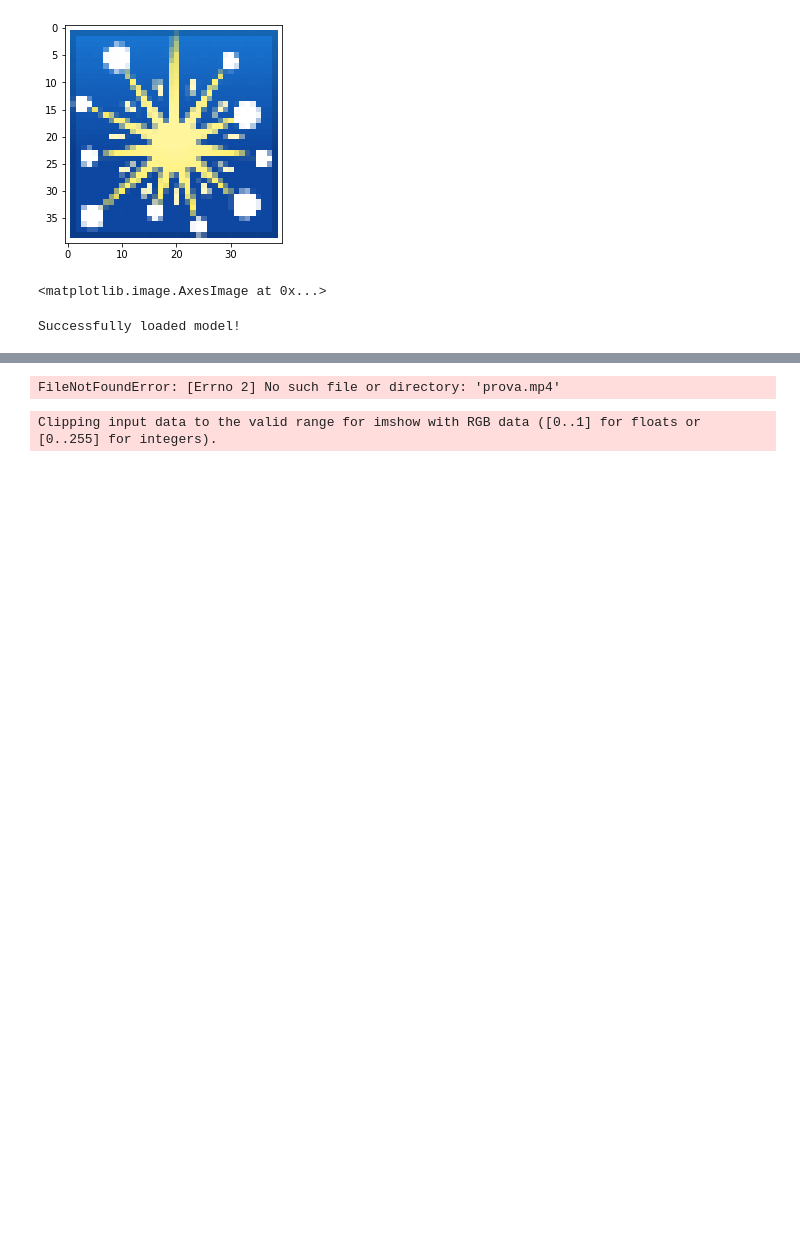
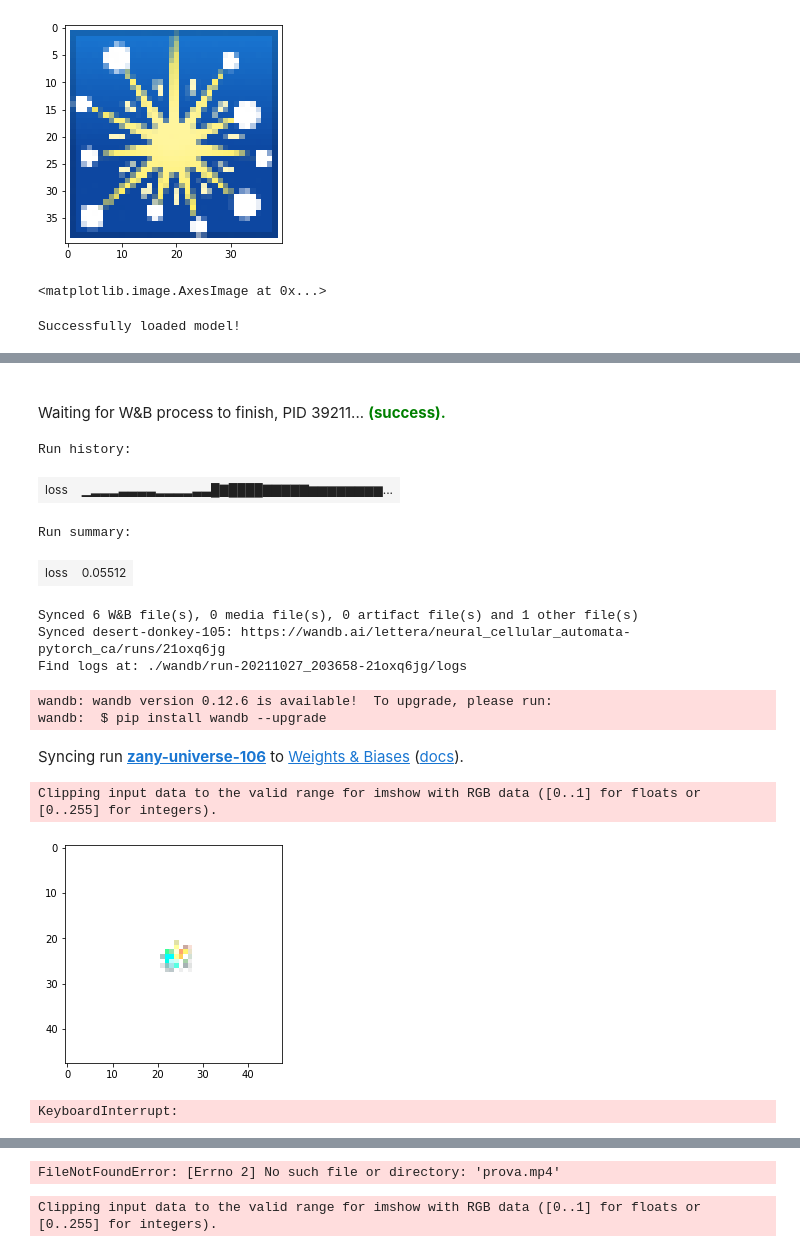
Before and after one commit to LetteraUnica/neural_cellular_automata, a Jupyter notebook: pytorch_ca/virus_CA.ipynb, the cells around one changed output, grey strips where cells are left out. Cells and saved outputs as stored; diff of their text form; code cells hidden in the pictures; blank space fills up the shorter version.

```diff
--- a/pytorch_ca/virus_CA.ipynb
+++ b/pytorch_ca/virus_CA.ipynb
@@ -58,7 +60,35 @@ target = target.to(device)
 # %%
 # Load the virus CA part
 new_CA = NeuralCA(device=device)
-new_CA.load("Pretrained_models/mask 80% correct.pt")
-model = VirusCA(old_CA, new_CA, mutation_probability=0.8)
+new_CA.load("Pretrained_models/mask/mask 90% correct.pt")
+model = VirusCA(old_CA, new_CA, mutation_probability=0.95)
+model.initialized = True
 # %% [output]
 Successfully loaded model!
+# %%
+for i in range(19, 7, -1):
+    mask_percentage = i / 20
+    wandb.init()
+
+    # Model setup
+    model.mutation_probability = mask_percentage
+
+    # Pool setup
+    generator = VirusGenerator(N_CHANNELS, IMAGE_SIZE, 1, old_CA, iter_func=ExponentialSampler(max=50))
+    pool = SamplePool(POOL_SIZE, generator)
+    imshow(pool[0])
+
+    # Train loop
+    wandb.watch(model, log_freq=64)
+    optimizer = torch.optim.Adam(model.new_CA.parameters(), lr=1e-3)
+    criterion = NCALoss(pad(target, TARGET_PADDING))
+    scheduler = torch.optim.lr_scheduler.MultiStepLR(optimizer, milestones=[20,40], gamma=0.3)
+    model.train_CA(optimizer, criterion, pool, n_epochs=50, scheduler=scheduler, kind="persist", batch_size=4, skip_update=2, skip_damage=2)
+
+    # Save the model and upload it to wandb
+    model.new_CA.save(f"Pretrained_models/mask/mask {mask_percentage*100:0.1f}% persist.pt")
+    wandb.log({"state_dict": model.new_CA.state_dict()})
+    wandb.save(f"Pretrained_models/mask/mask {mask_percentage*100:0.1f}% persist.pt")
+
+    wandb.finish()
+# %% [output]
@@ -64,0 +96,14 @@ Successfully loaded model!
+Waiting for W&B process to finish, PID 39211... (success).
+Run history:
+| loss | ▁▂▂▂▃▃▃▃▂▂▂▂▃▃█▇████▇▇▇▇▇▆▆▆▆▆▆▆▆... |
+Run summary:
+| loss | 0.05512 |
+Synced 6 W&B file(s), 0 media file(s), 0 artifact file(s) and 1 other file(s)
+Synced desert-donkey-105: https://wandb.ai/lettera/neural_cellular_automata-pytorch_ca/runs/21oxq6jg
+Find logs at: ./wandb/run-20211027_203658-21oxq6jg/logs
+wandb: wandb version 0.12.6 is available!  To upgrade, please run:
+wandb:  $ pip install wandb --upgrade
+Syncing run zany-universe-106 to Weights & Biases (docs).
+Clipping input data to the valid range for imshow with RGB data ([0..1] for floats or [0..255] for integers).
+[figure, added]
+KeyboardInterrupt:
```
Also changed, not shown: parts of 12 cells of this notebook, 26 other files.
